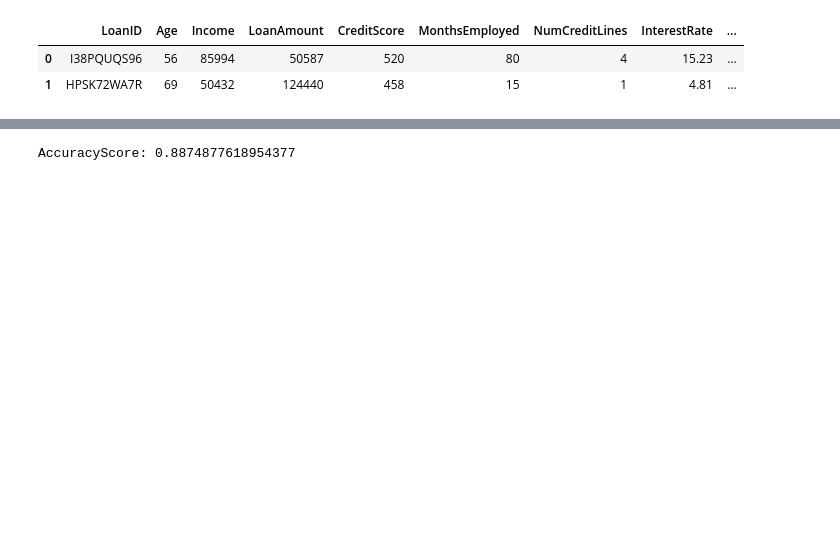
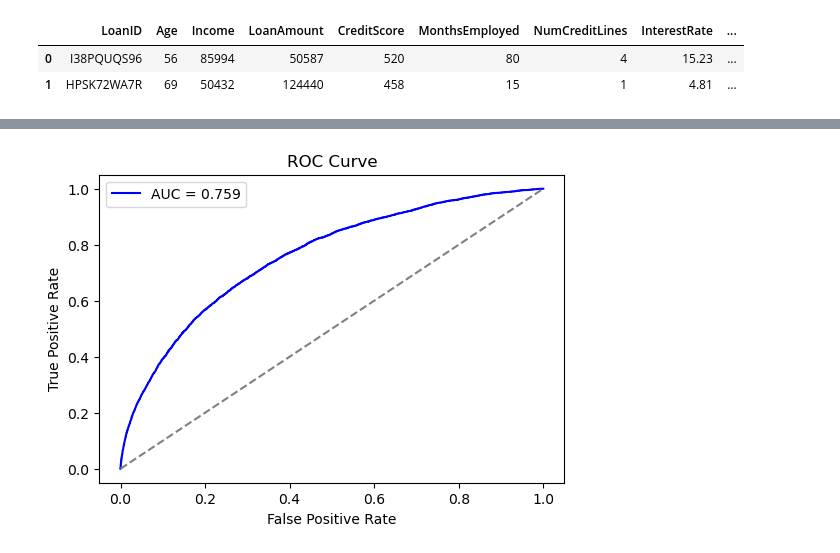
Before and after one commit to sudipkarki1735-dot/loan_default_prediction, a Jupyter notebook: loan_default.ipynb, the cells around one changed output, grey strips where cells are left out. Drawn from its saved outputs; the diff is of its cells as text; code cells hidden in the pictures; blank space fills up the shorter version.

```diff
--- a/loan_default.ipynb
+++ b/loan_default.ipynb
@@ -83,7 +87,22 @@ X=df.drop(columns={"Default"})
 y=df["Default"]
 # %%
 #Split into train_test_sets
-X_train,X_val,y_train,y_val=train_test_split(X,y,test_size=0.2,random_state=42)
+X_train,X_val,y_train,y_val=train_test_split(X,y,test_size=0.2,random_state=42,stratify=y)
 # %%
-#train_xgboost_model
-model=XGBClassifier(n_estimators=1000,learning_rate=0.1,max_depth=4)
+# clss imbalance needs to be handle as default is very less compared to non default
+scale_pos_weight = (y_train == 0).sum() / (y_train == 1).sum()
+print("scale_pos_weight:", scale_pos_weight)
+
+# Train XGBoost classifier
+model = XGBClassifier(
+    n_estimators=500,
+    max_depth=5,
+    learning_rate=0.05,
+    subsample=0.8,
+    colsample_bytree=0.8,
+    scale_pos_weight=scale_pos_weight,
+    eval_metric='auc',
+    early_stopping_rounds=50,
+    use_label_encoder=False,
+    random_state=42
+)
@@ -90,3 +111,4 @@ model=XGBClassifier(n_estimators=1000,learning_rate=0.1,max_depth=4)
 # %%
-model.fit(X_train,y_train)
+# Train the model and monitor performance on validation set
+model.fit(X_train, y_train, eval_set=[(X_val, y_val)], verbose=20)
 # %% [output]
@@ -107,6 +138,22 @@ y_pred=model.predict(X_val)
-# %%
-#accuracy_comparison
-print("AccuracyScore:",accuracy_score(y_val,y_pred))
-# %% [output]
-AccuracyScore: 0.8874877618954377
+# %%
+
+
+# Predict the probability of default for the validation set
+y_pred_prob = model.predict_proba(X_val)[:,1]
+
+# Computing ROC curve and AUC
+fpr, tpr,_ = roc_curve(y_val, y_pred_prob)
+auc_score = roc_auc_score(y_val, y_pred_prob)
+
+# Plot ROC curve
+plt.figure(figsize=(6, 4))
+plt.plot(fpr, tpr, label=f'AUC = {auc_score:.3f}', color='blue')
+plt.plot([0, 1], [0, 1], linestyle='--', color='grey')
+plt.title('ROC Curve')
+plt.xlabel('False Positive Rate')
+plt.ylabel('True Positive Rate')
+plt.legend()
+plt.show()
+# %% [output]
+[figure, added]
 # %%
```
Also changed, not shown: parts of 14 cells of this notebook, 1 other file.
